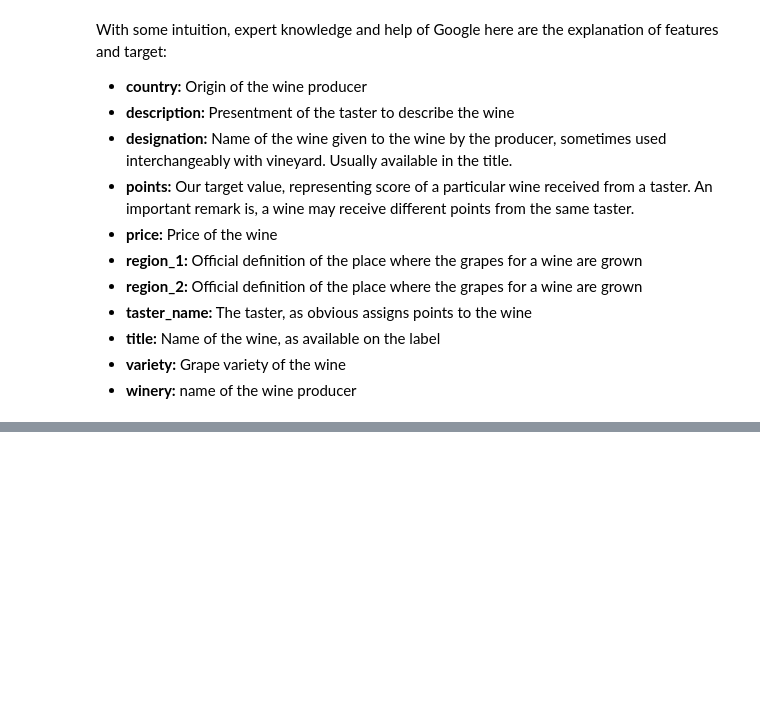
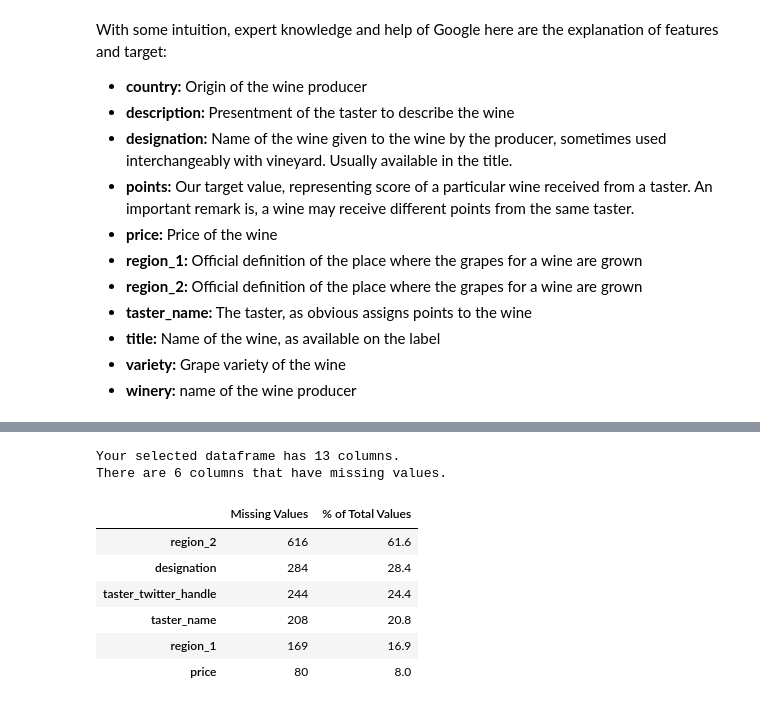
Before and after one commit to Uemerson/building-an-automated-machine-learning-pipeline, a Jupyter notebook: notebooks/WineRatingPredictor-1.ipynb, the cells around one changed output, grey strips where cells are left out. Cells and saved outputs as stored; diff of their text form; code cells hidden in the pictures; blank space fills up the shorter version.

```diff
--- a/notebooks/WineRatingPredictor-1.ipynb
+++ b/notebooks/WineRatingPredictor-1.ipynb
@@ -190,0 +207,12 @@ With some intuition, expert knowledge and help of Google here are the explanatio
+# %%
+missing_values_table(test)
+# %% [output]
+Your selected dataframe has 13 columns.
+There are 6 columns that have missing values.
+|  | Missing Values | % of Total Values |
+| region_2 | 616 | 61.6 |
+| designation | 284 | 28.4 |
+| taster_twitter_handle | 244 | 24.4 |
+| taster_name | 208 | 20.8 |
+| region_1 | 169 | 16.9 |
+| price | 80 | 8.0 |
```
Also changed, not shown: parts of 5 cells of this notebook.
